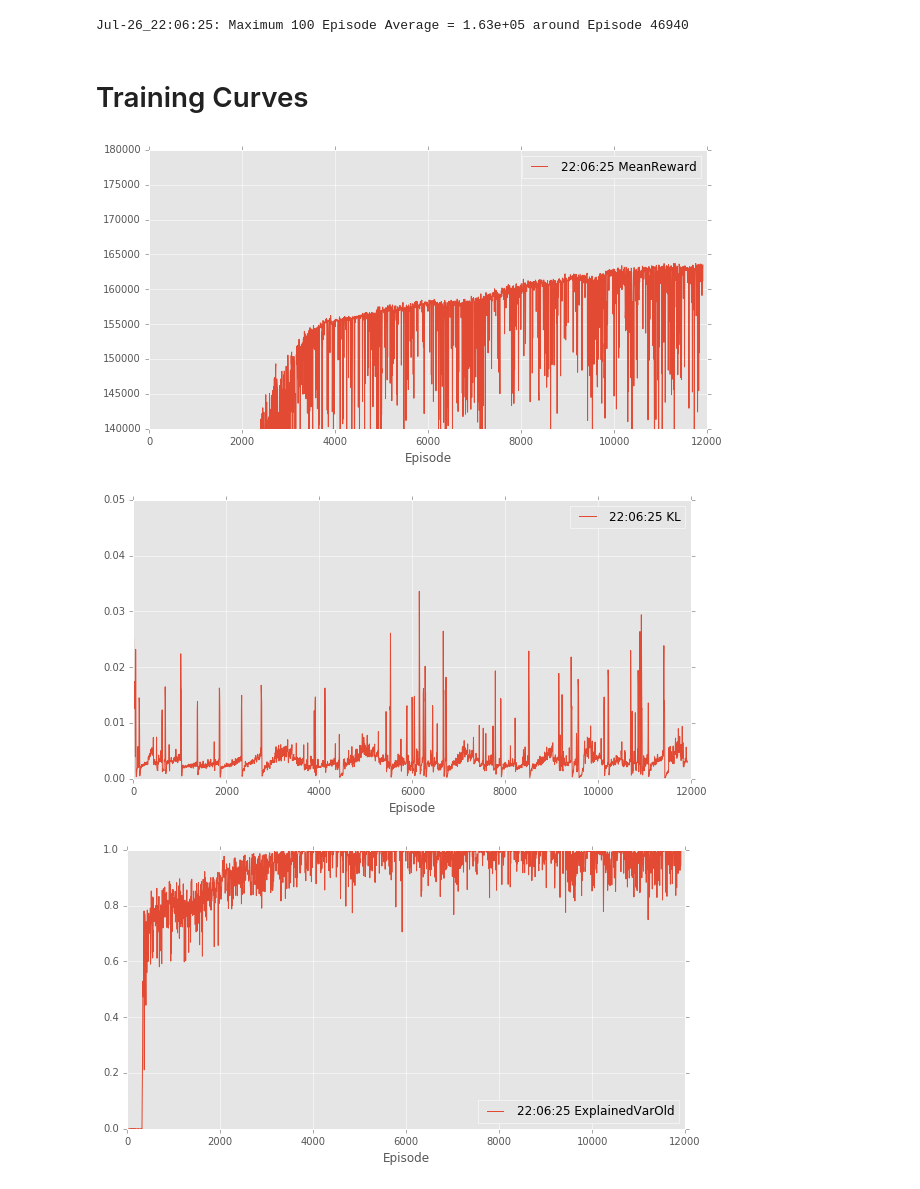
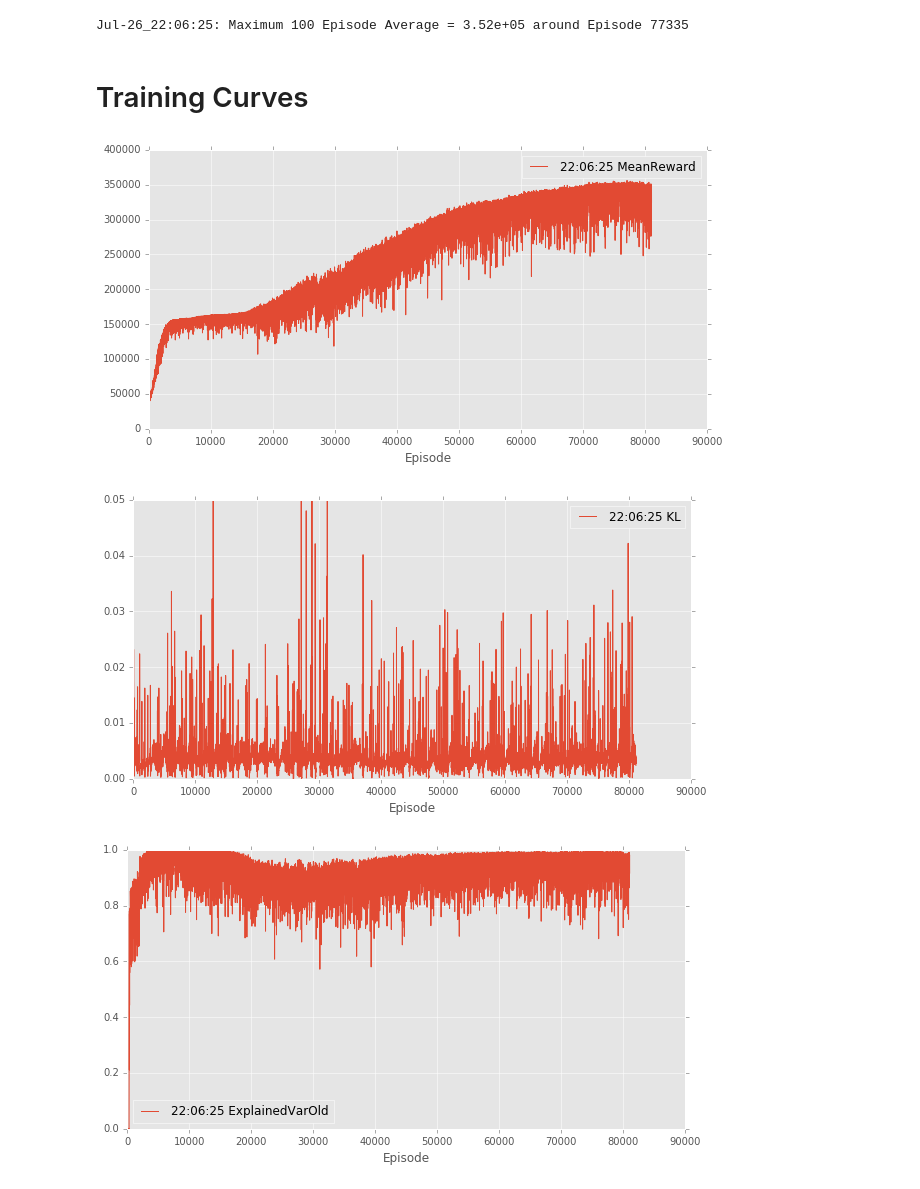
Before and after one commit to pat-coady/trpo, a Jupyter notebook: notebooks/humanoid_standup.ipynb, the cells around one changed output. Drawn from its saved outputs; the diff is of its cells as text; code cells hidden in the pictures.

```diff
--- a/notebooks/humanoid_standup.ipynb
+++ b/notebooks/humanoid_standup.ipynb
@@ -56,20 +56,20 @@ data = list(zip(dataframes, names))
 for df, name in data:
     ma = np.convolve(df['_MeanReward'], np.ones((5,))/5, mode='valid')
     print('{}: Maximum 100 Episode Average = {:.3g} around Episode {}'
-          .format(name, np.max(ma), np.argmax(ma)*20))
+          .format(name, np.max(ma), np.argmax(ma)*5))
 # %% [output]
-Jul-26_22:06:25: Maximum 100 Episode Average = 1.63e+05 around Episode 46940
+Jul-26_22:06:25: Maximum 100 Episode Average = 3.52e+05 around Episode 77335
 # %% [markdown]
 # Training Curves
 # %%
 # Mean Reward, D_KL(pi_old || pi_new), and Value Function Explained Variance
-df_plot(data, '_Episode', ['_MeanReward'], ylim=(140000, 180000))
+df_plot(data, '_Episode', ['_MeanReward'])
 df_plot(data, '_Episode', ['KL'], ylim=(0,0.05))
 df_plot(data, '_Episode', ['ExplainedVarOld'], ylim=(0,1))
 # %% [output]
-[figure, old version]
+[figure, new version]
-[figure, old version]
+[figure, new version]
-[figure, old version]
+[figure, new version]
 # %%
 # Policy Entropy
 df_plot(data, '_Episode', ['PolicyEntropy'])
```
Also changed, not shown: parts of 7 cells of this notebook, 1 other file.
